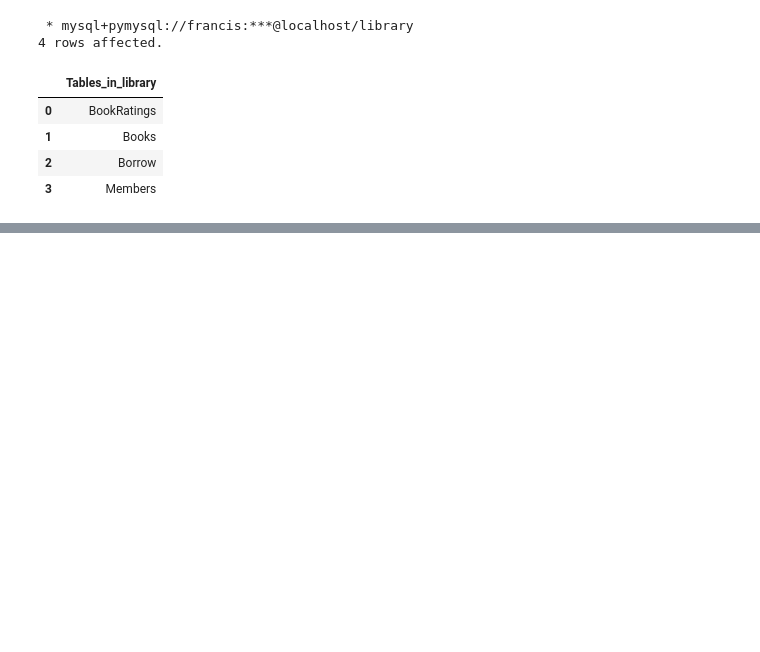
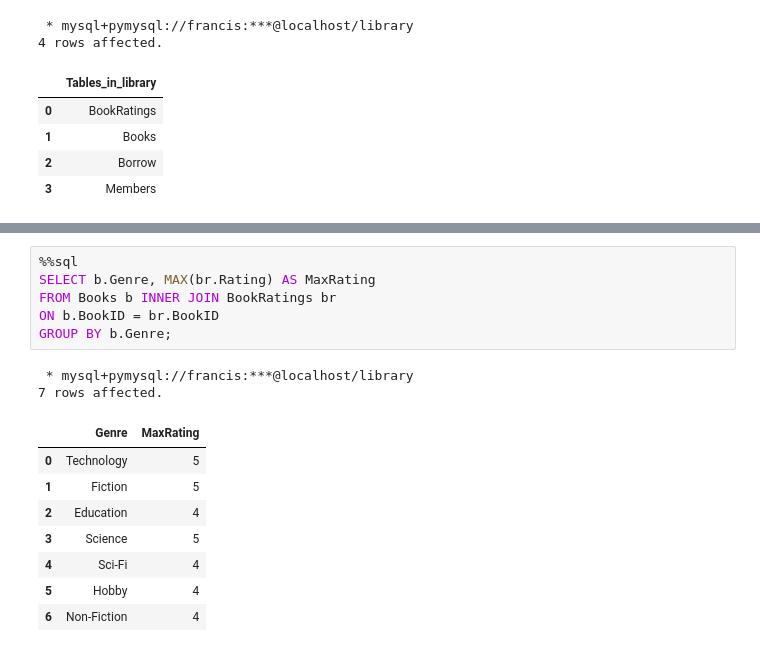
Before and after one commit to nisharampra/sql-join, a Jupyter notebook: sql_try_it_yourself.ipynb, the cells around one changed output, grey strips where cells are left out. Drawn from its saved outputs; the diff is of its cells as text; blank space fills up the shorter version.

```diff
--- a/sql_try_it_yourself.ipynb
+++ b/sql_try_it_yourself.ipynb
@@ -142,0 +161,17 @@ SHOW TABLES;
+# %%
+%%sql
+SELECT b.Genre, MAX(br.Rating) AS MaxRating
+FROM Books b INNER JOIN BookRatings br
+ON b.BookID = br.BookID
+GROUP BY b.Genre;
+# %% [output]
+ * mysql+pymysql://francis:***@localhost/library
+7 rows affected.
+|  | Genre | MaxRating |
+| 0 | Technology | 5 |
+| 1 | Fiction | 5 |
+| 2 | Education | 4 |
+| 3 | Science | 5 |
+| 4 | Sci-Fi | 4 |
+| 5 | Hobby | 4 |
+| 6 | Non-Fiction | 4 |
```
Also changed, not shown: parts of 1 cell of this notebook.
